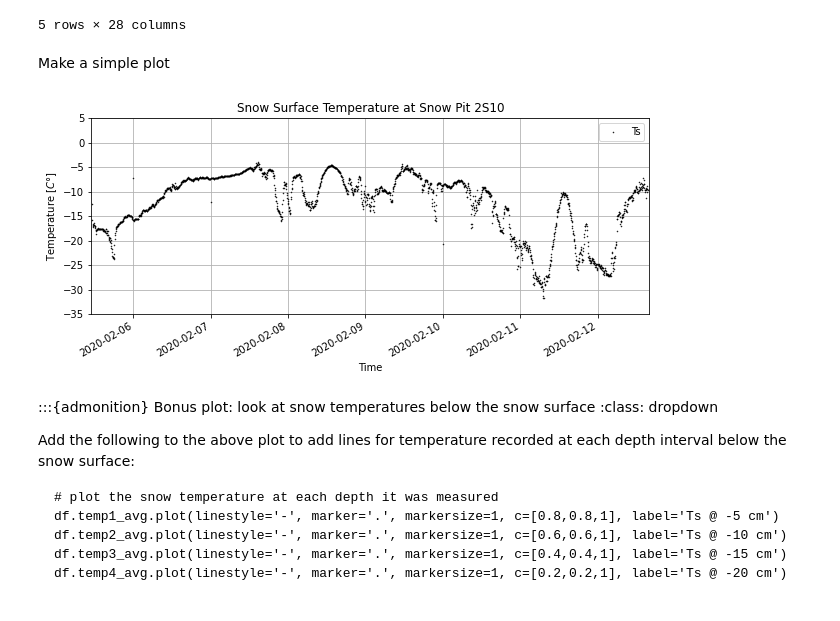
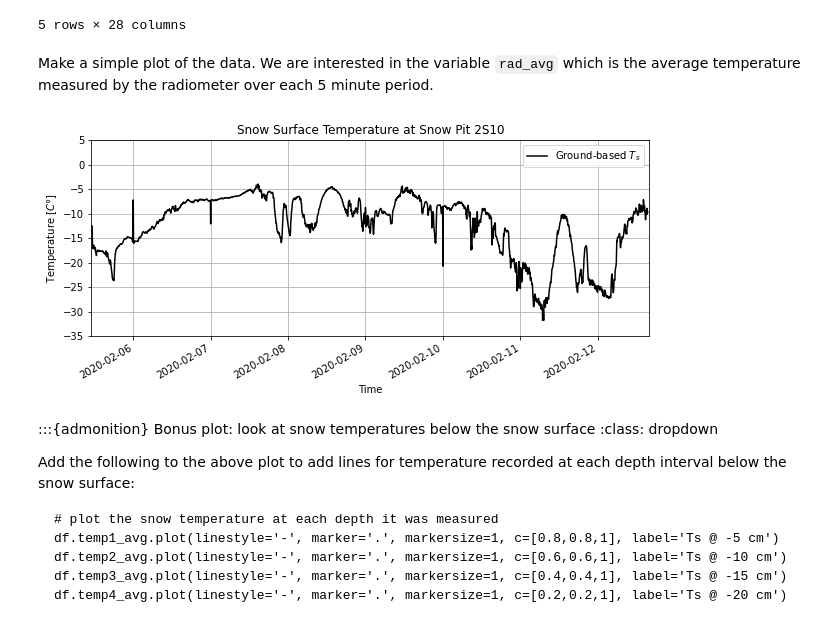
Before and after one commit to snowex-hackweek/website-2021, a Jupyter notebook: book/tutorials/thermal-ir/thermal-ir-tutorial.ipynb, the cells around one changed output. Saved outputs shown, nothing was run; the diff lists cells and outputs as text; code cells hidden in the pictures.

```diff
--- a/book/tutorials/thermal-ir/thermal-ir-tutorial.ipynb
+++ b/book/tutorials/thermal-ir/thermal-ir-tutorial.ipynb
@@ -389,7 +419,7 @@ Convert year and day of year to pandas datetime index:
 # %%
 def compose_date(years, months=1, days=1, weeks=None, hours=None, minutes=None,
                  seconds=None, milliseconds=None, microseconds=None, nanoseconds=None):
-    '''Compose a datetime object from various datetime components. This clever solusion is from:
+    '''Compose a datetime object from various datetime components. This clever solution is from:
         https://stackoverflow.com/questions/34258892/converting-year-and-day-of-year-into-datetime-index-in-pandas'''
     years = np.asarray(years) - 1970
     months = np.asarray(months) - 1
@@ -424,32 +454,32 @@ df.head()
 | 2020-01-30 15:40:00 | 25.320 | 25.569 | 25.133 | 0.184 | 22.839 | 22.846 | 22.832 | 0.005 | -99999.0 | -99999.0 | ... | ... |
 | 2020-01-30 15:41:00 | 24.894 | 25.069 | 24.611 | 0.182 | 22.860 | 22.860 | 22.860 | 0.000 | -99999.0 | -99999.0 | ... | ... |
 5 rows × 28 columns
-# %% [markdown]
-Make a simple plot
+# %% [markdown]
+Make a simple plot of the data. We are interested in the variable `rad_avg` which is the average temperature measured by the radiometer over each 5 minute period.
 # %%
 plt.figure(figsize=(10,4))
 
 # plot radiometer average temperature
-df.rad_avg.plot(linestyle='none', marker='.', markersize=1, c='k', label='Ts')
+df.rad_avg.plot(linestyle='-', marker='', markersize=1, c='k', label='Ground-based $T_s$')
 
 # set axes limits
 plt.ylim((-35,5))
 plt.xlim((pd.Timestamp(2020,2,5,11,0),pd.Timestamp(2020,2,12,16,0)))
 
 # add a legend to the plot
 plt.legend()
 
 # set axes labels
 plt.ylabel('Temperature [$C\degree$]')
 plt.xlabel('Time')
 
 # add grid lines to the plot
 plt.grid('on')
 
 # set the plot title
 plt.title('Snow Surface Temperature at Snow Pit 2S10');
 # %% [output]
-[figure, old version]
+[figure, new version]
 # %% [markdown]
 :::{admonition} Bonus plot: look at snow temperatures below the snow surface
 :class: dropdown
```
Also changed, not shown: parts of 99 cells of this notebook.
